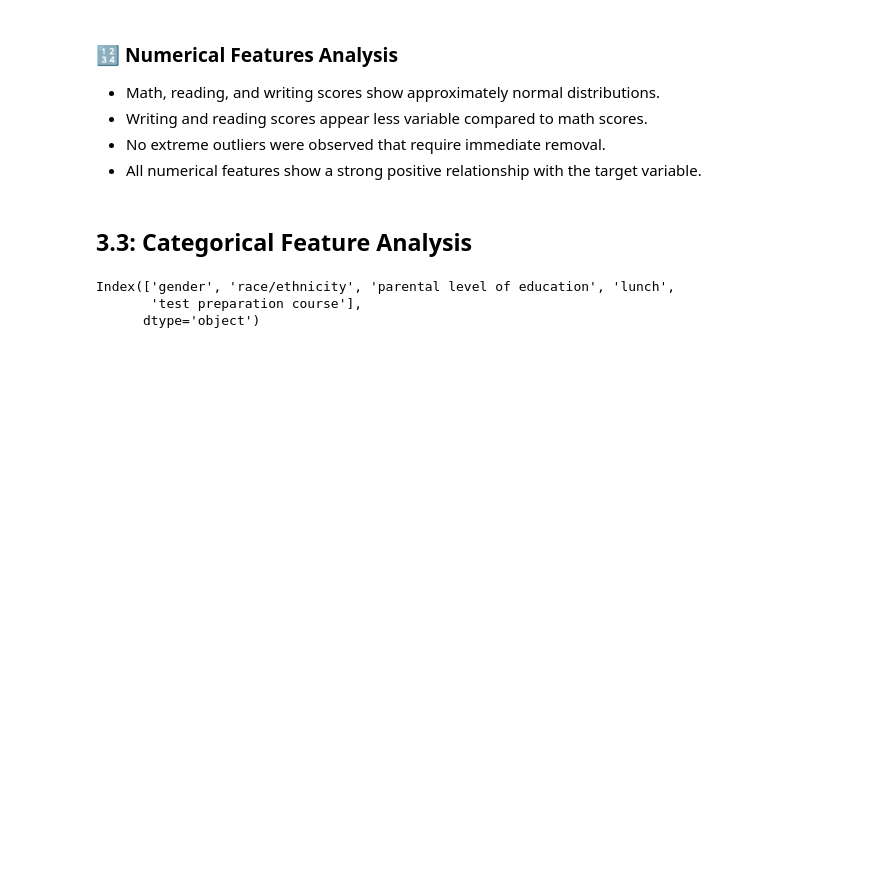
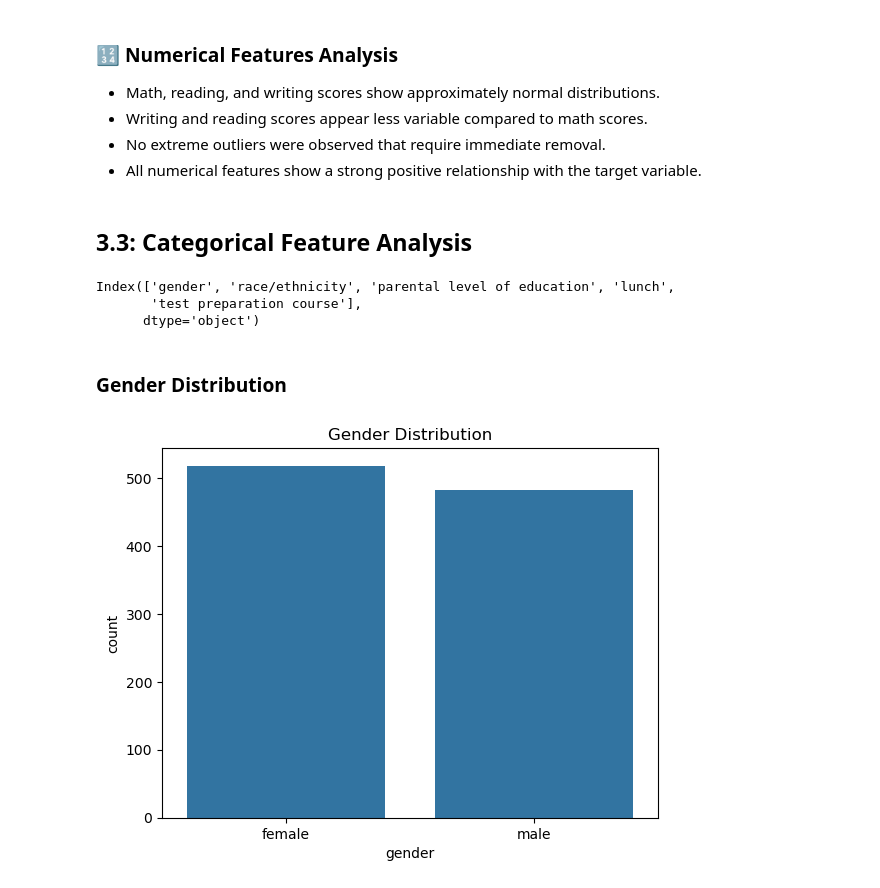
Before and after one commit to Alamin-refat/Student-Score-Prediction-ML, a Jupyter notebook: student_score_prediction.ipynb, the cells around one changed output. Drawn from its saved outputs; the diff is of its cells as text; code cells hidden in the pictures; blank space fills up the shorter version.

Commit message:
categorical distribution analysis

```diff
--- a/student_score_prediction.ipynb
+++ b/student_score_prediction.ipynb
@@ -214,3 +214,11 @@ cat_cols
 Index(['gender', 'race/ethnicity', 'parental level of education', 'lunch',
        'test preparation course'],
       dtype='object')
+# %% [markdown]
+### Gender Distribution
+# %%
+sns.countplot(x='gender', data=df)
+plt.title("Gender Distribution")
+plt.show()
+# %% [output]
+[figure, added]
```
Also changed, not shown: parts of 13 cells of this notebook.
